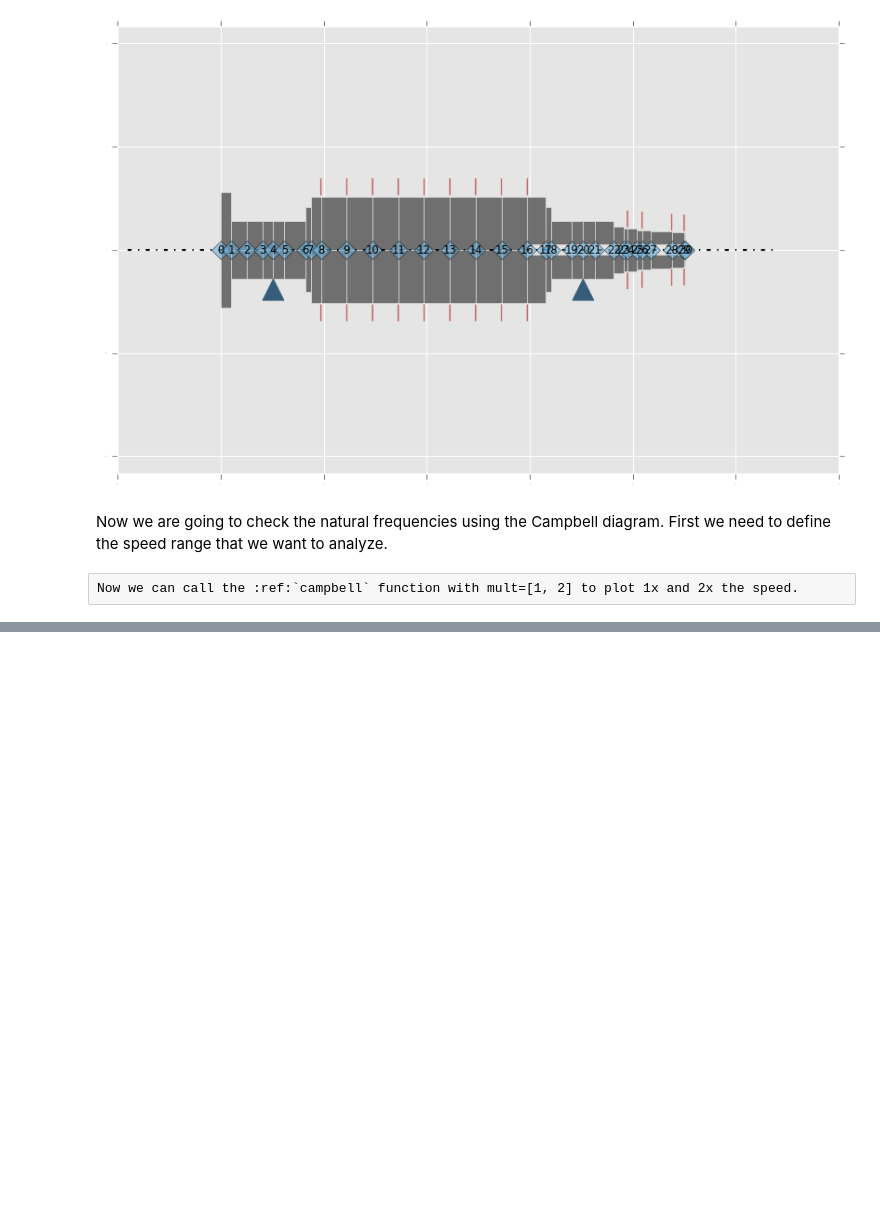
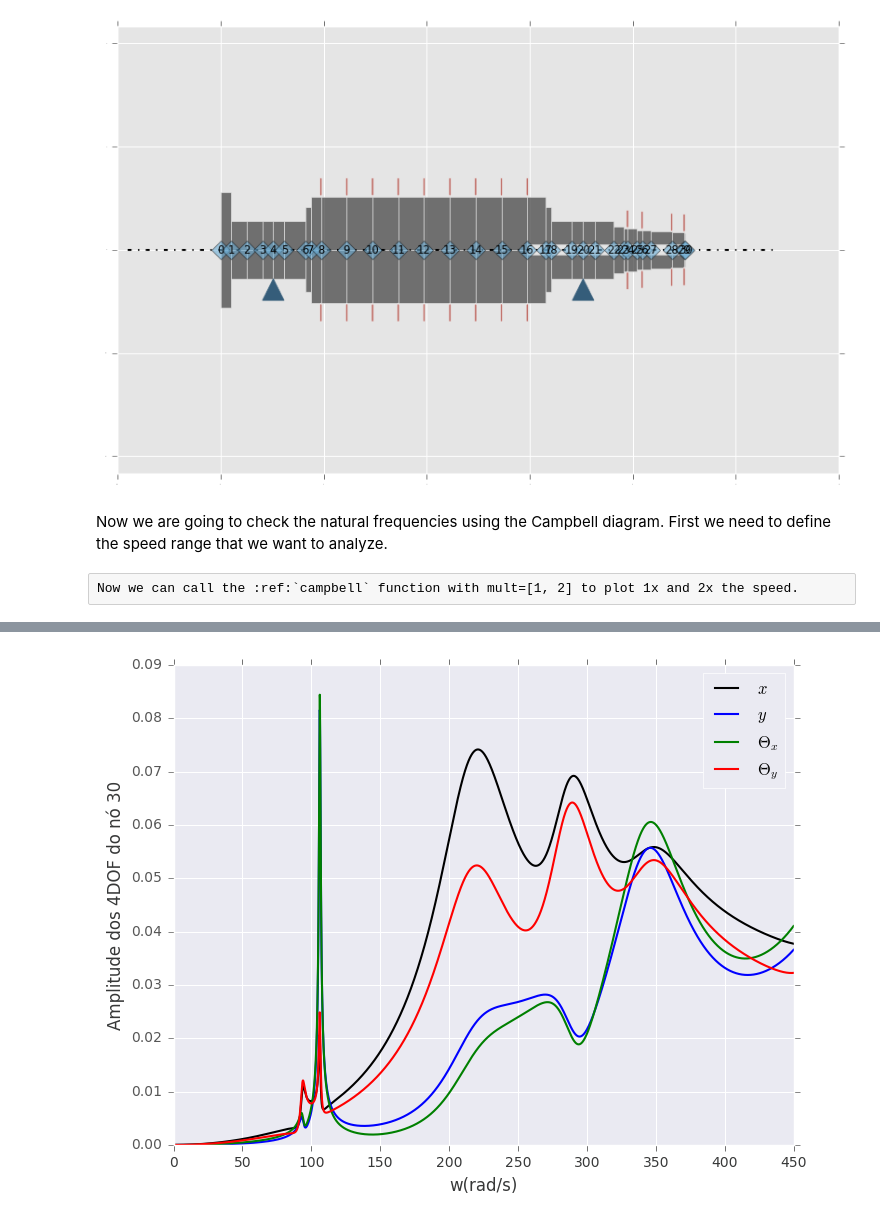
Before and after one commit to eduardofvdalmeida/Trabalho-Rotores, a Jupyter notebook: LaviRot - Gerador.ipynb, the cells around one changed output, grey strips where cells are left out. Cells and saved outputs as stored; diff of their text form; code cells hidden in the pictures; blank space fills up the shorter version.

```diff
--- a/LaviRot - Gerador.ipynb
+++ b/LaviRot - Gerador.ipynb
@@ -411,0 +359,11 @@ plt.show()
+# %%
+plt.plot(omega, x[:,120],'k-', label='$x$')
+plt.plot(omega, x[:,121],'b-', label='$y$')
+plt.plot(omega, x[:,122],'g-', label='$\Theta_x$')
+plt.plot(omega, x[:,123],'r-', label='$\Theta_y$')
+plt.ylabel('Amplitude dos 4DOF do nó 30')
+plt.xlabel('w(rad/s)')
+plt.legend()
+plt.show()
+# %% [output]
+[figure, added]
```
Also changed, not shown: parts of 17 cells of this notebook.
